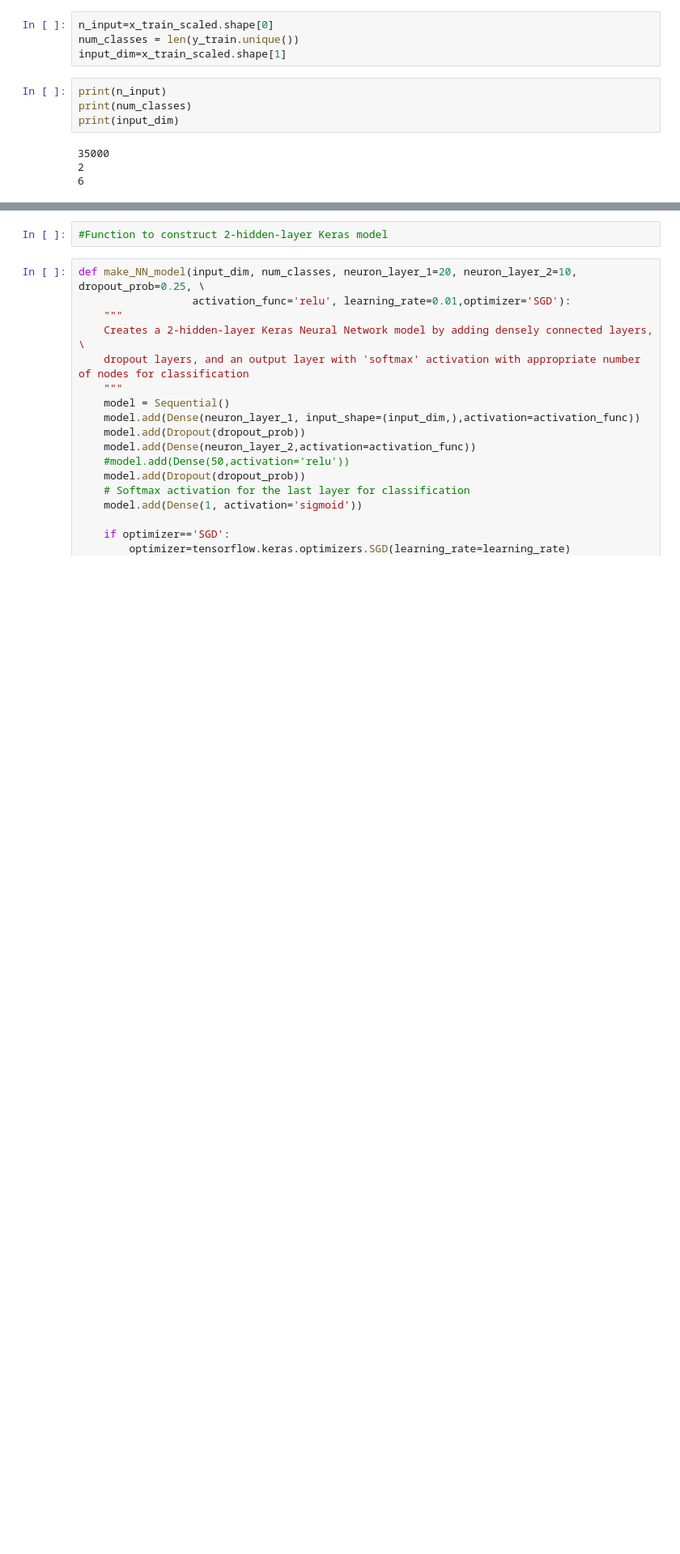
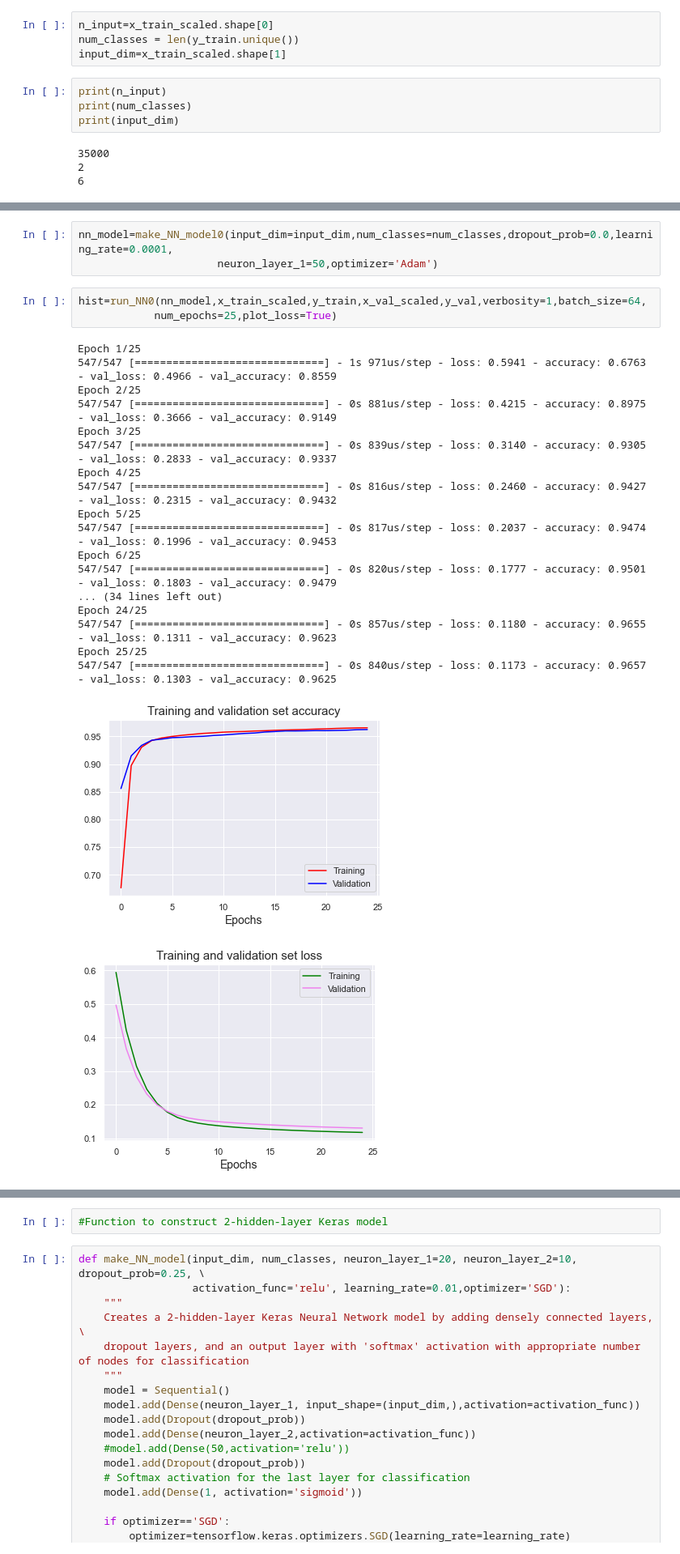
Before and after one commit to nico0407/Machine-Learning-and-Neural-Networks-for-HEP, a Jupyter notebook: code/NN_models.ipynb, the cells around one changed output, grey strips where cells are left out. Shown at 81% size. Drawn from its saved outputs; the diff is of its cells as text; blank space fills up the shorter version.

```diff
--- a/code/NN_models.ipynb
+++ b/code/NN_models.ipynb
@@ -356,0 +419,26 @@ print(input_dim)
+# %%
+nn_model=make_NN_model0(input_dim=input_dim,num_classes=num_classes,dropout_prob=0.0,learning_rate=0.0001,
+                      neuron_layer_1=50,optimizer='Adam')
+# %%
+hist=run_NN0(nn_model,x_train_scaled,y_train,x_val_scaled,y_val,verbosity=1,batch_size=64,
+            num_epochs=25,plot_loss=True)
+# %% [output]
+Epoch 1/25
+547/547 [==============================] - 1s 971us/step - loss: 0.5941 - accuracy: 0.6763 - val_loss: 0.4966 - val_accuracy: 0.8559
+Epoch 2/25
+547/547 [==============================] - 0s 881us/step - loss: 0.4215 - accuracy: 0.8975 - val_loss: 0.3666 - val_accuracy: 0.9149
+Epoch 3/25
+547/547 [==============================] - 0s 839us/step - loss: 0.3140 - accuracy: 0.9305 - val_loss: 0.2833 - val_accuracy: 0.9337
+Epoch 4/25
+547/547 [==============================] - 0s 816us/step - loss: 0.2460 - accuracy: 0.9427 - val_loss: 0.2315 - val_accuracy: 0.9432
+Epoch 5/25
+547/547 [==============================] - 0s 817us/step - loss: 0.2037 - accuracy: 0.9474 - val_loss: 0.1996 - val_accuracy: 0.9453
+Epoch 6/25
+547/547 [==============================] - 0s 820us/step - loss: 0.1777 - accuracy: 0.9501 - val_loss: 0.1803 - val_accuracy: 0.9479
+... (34 lines left out)
+Epoch 24/25
+547/547 [==============================] - 0s 857us/step - loss: 0.1180 - accuracy: 0.9655 - val_loss: 0.1311 - val_accuracy: 0.9623
+Epoch 25/25
+547/547 [==============================] - 0s 840us/step - loss: 0.1173 - accuracy: 0.9657 - val_loss: 0.1303 - val_accuracy: 0.9625
+[figure, added]
+[figure, added]
```
Also changed, not shown: parts of 48 cells of this notebook.
